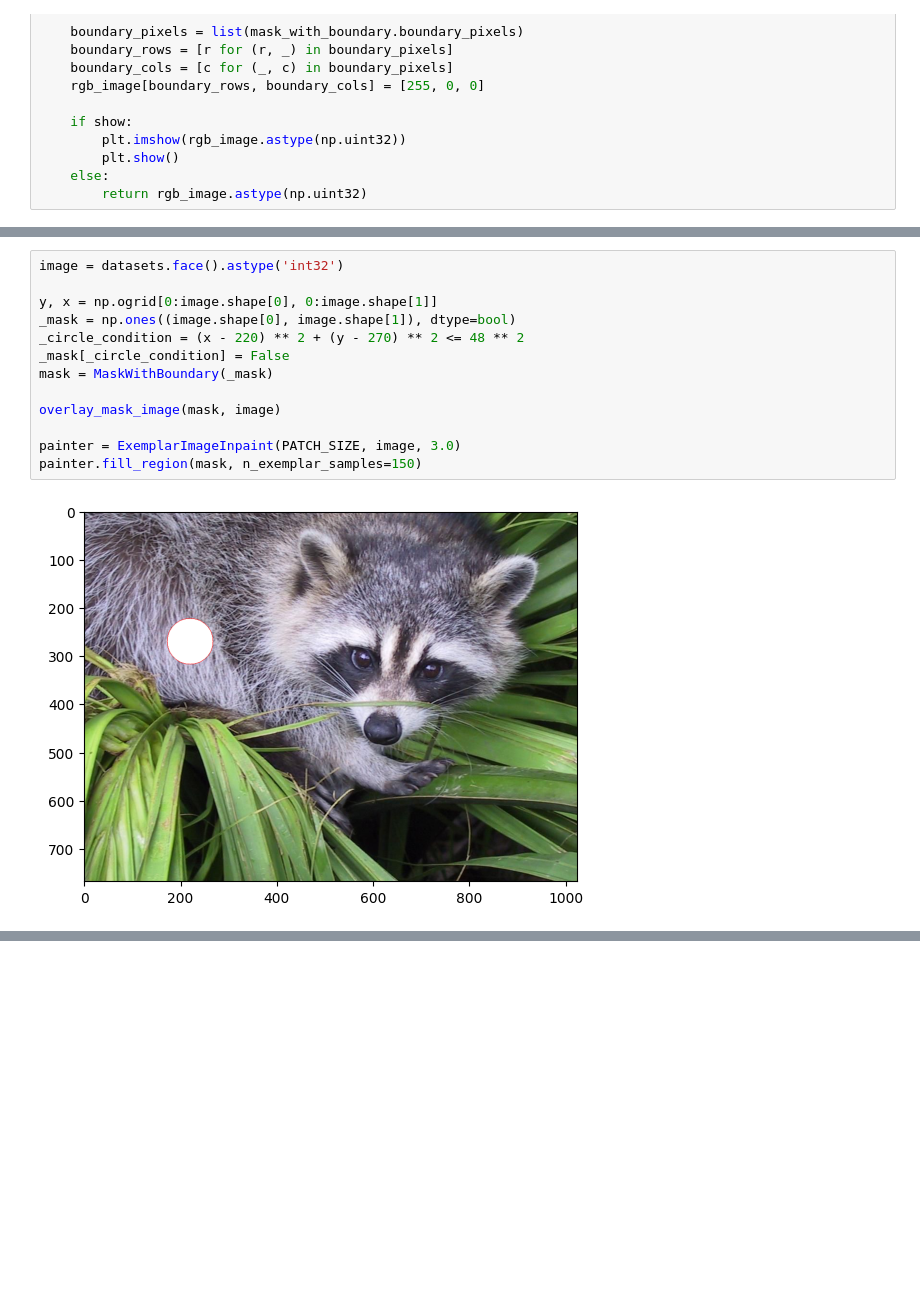
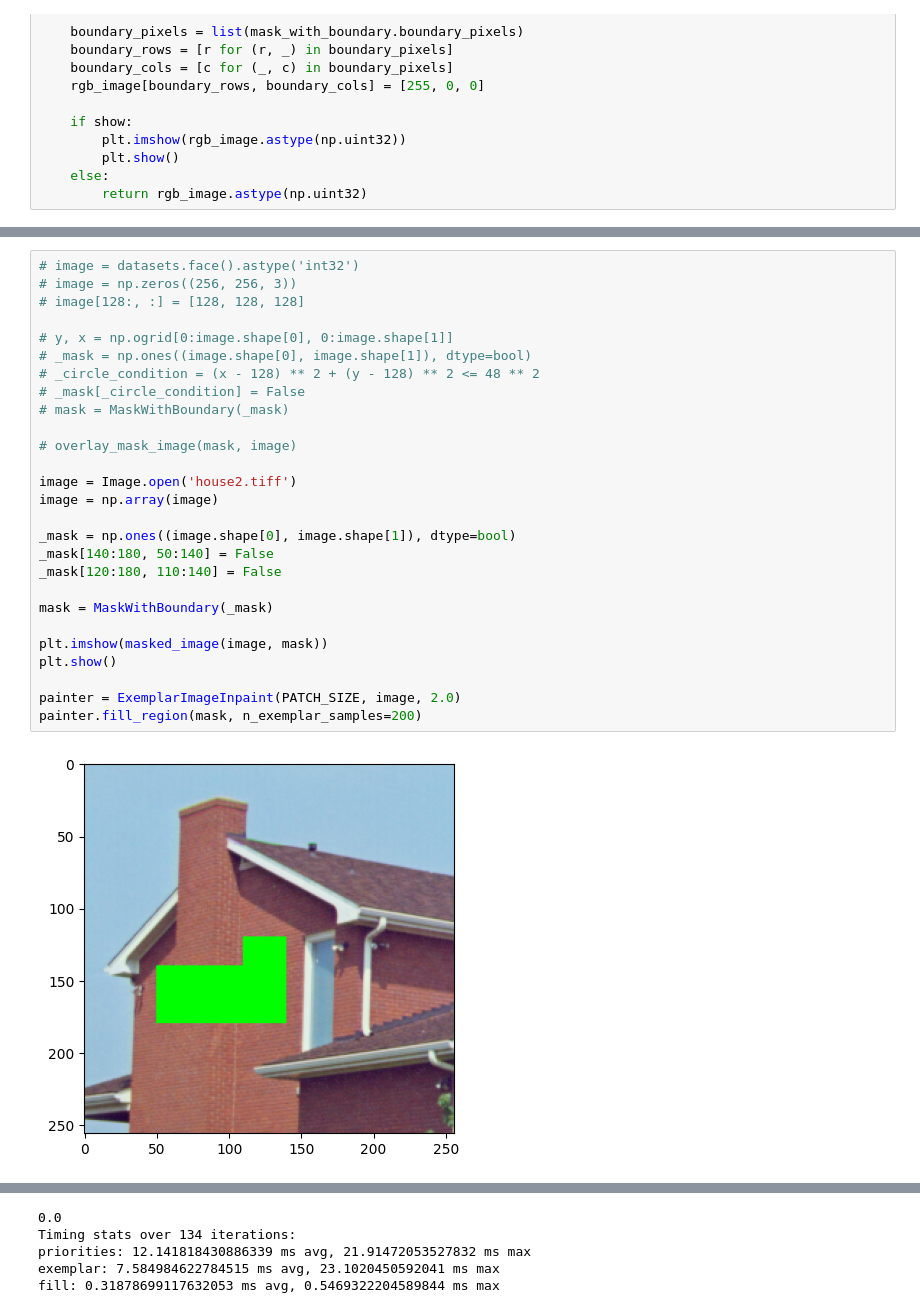
Before and after one commit to micahreich/patch-match, a Jupyter notebook: sequential/object-removal.ipynb, the cells around one changed output, grey strips where cells are left out. Saved outputs shown, nothing was run; the diff lists cells and outputs as text; blank space fills up the shorter version.

```diff
--- a/sequential/object-removal.ipynb
+++ b/sequential/object-removal.ipynb
@@ -419,15 +454,29 @@ class ExemplarImageInpaint:
 # %%
-image = datasets.face().astype('int32')
+# image = datasets.face().astype('int32')
+# image = np.zeros((256, 256, 3))
+# image[128:, :] = [128, 128, 128]
 
-y, x = np.ogrid[0:image.shape[0], 0:image.shape[1]]
+# y, x = np.ogrid[0:image.shape[0], 0:image.shape[1]]
+# _mask = np.ones((image.shape[0], image.shape[1]), dtype=bool)
+# _circle_condition = (x - 128) ** 2 + (y - 128) ** 2 <= 48 ** 2
+# _mask[_circle_condition] = False
+# mask = MaskWithBoundary(_mask)
+
+# overlay_mask_image(mask, image)
+
+image = Image.open('house2.tiff')
+image = np.array(image)
+
 _mask = np.ones((image.shape[0], image.shape[1]), dtype=bool)
-_circle_condition = (x - 220) ** 2 + (y - 270) ** 2 <= 48 ** 2
-_mask[_circle_condition] = False
+_mask[140:180, 50:140] = False
+_mask[120:180, 110:140] = False
+
 mask = MaskWithBoundary(_mask)
 
-overlay_mask_image(mask, image)
+plt.imshow(masked_image(image, mask))
+plt.show()
 
-painter = ExemplarImageInpaint(PATCH_SIZE, image, 3.0)
-painter.fill_region(mask, n_exemplar_samples=150)
+painter = ExemplarImageInpaint(PATCH_SIZE, image, 2.0)
+painter.fill_region(mask, n_exemplar_samples=200)
 # %% [output]
-[figure, old version]
+[figure, new version]
@@ -433,0 +485,5 @@ painter.fill_region(mask, n_exemplar_samples=150)
+0.0
+Timing stats over 134 iterations:
+priorities: 12.141818430886339 ms avg, 21.91472053527832 ms max
+exemplar: 7.584984622784515 ms avg, 23.1020450592041 ms max
+fill: 0.31878699117632053 ms avg, 0.5469322204589844 ms max
```
Also changed, not shown: parts of 5 cells of this notebook, 11 other files.
